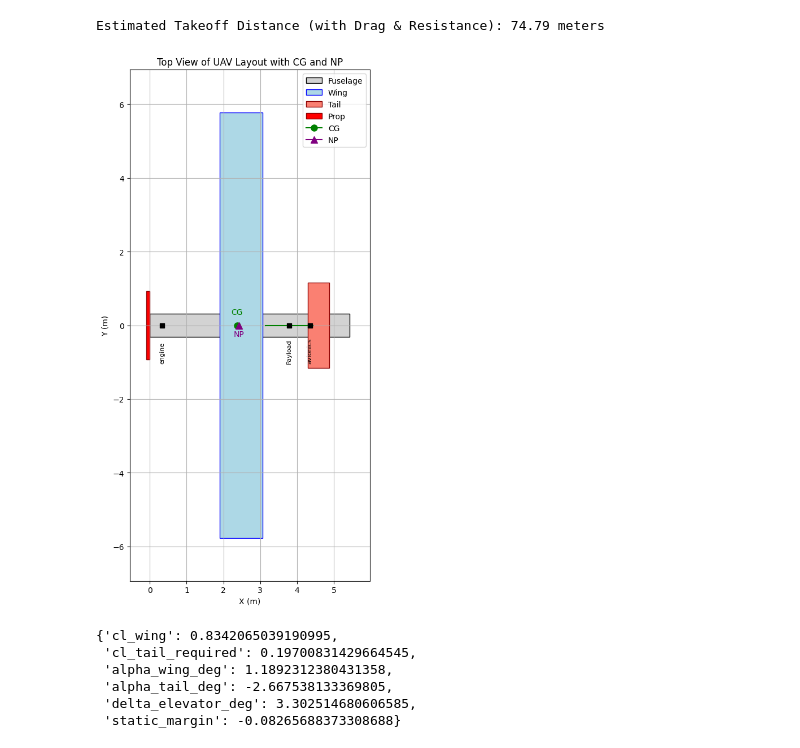
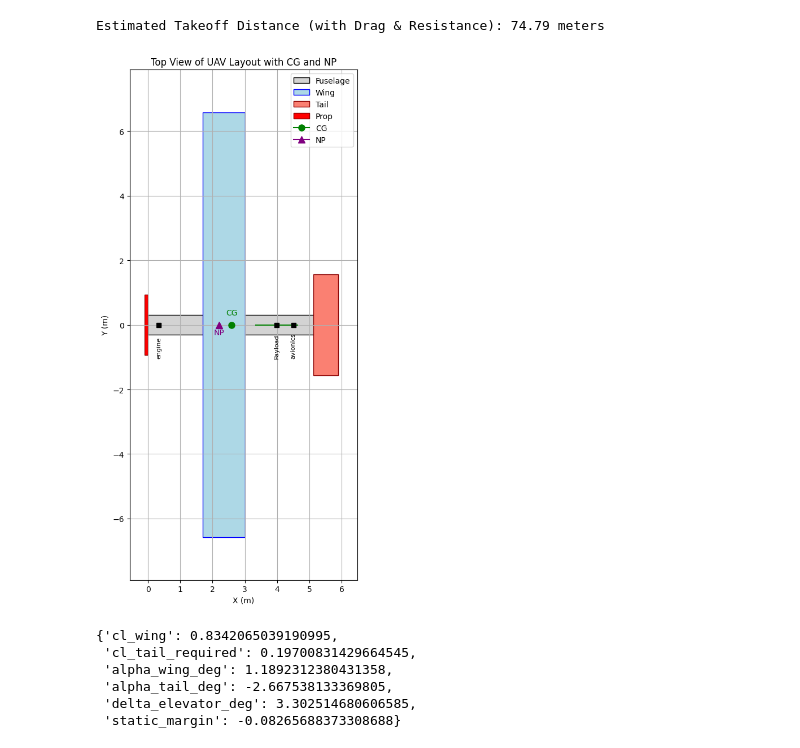
Before and after one commit to staticpwn/UAV, a Jupyter notebook: uav_design_2.ipynb, the cells around one changed output. Cells and saved outputs as stored; diff of their text form; code cells hidden in the pictures.

```diff
--- a/uav_design_2.ipynb
+++ b/uav_design_2.ipynb
@@ -138,18 +138,23 @@ def refine_design_from_iterable_constraints(
         # 1) GEOMETRY (wing/tail/fuselage) — fuselage sizing FIRST
         # ---------------------------------------------------------
         # Wing geometry (use the current wing area; will be refreshed at end of iter)
-        print(cur["wing_area_m2"])
+
         cur["wing_span_m"] = np.sqrt(cur["wing_area_m2"] * assumed_and_set["aspect_ratio"])
         cur["chord_m"]     = cur["wing_area_m2"] / cur["wing_span_m"]
 
         # Geometric tail arm (fixed AC→AC; do NOT tie to moving wing AC)
         cur["tail_arm_m"] = assumed_and_set["horizontal_tail_arm_mac_coeff"] * cur["chord_m"]
 
+
         # Fuselage main length from your sizing model (do this BEFORE masses & CGs)
         cur["fuselage_body_length_m"] = initial_size_fuselage(hard_constraints, assumed_and_set, cur, False)
+        #
+
 
         # Wing LE station as a fraction of fuselage length (geometry placement)
         cur["wing_le_position_m"] = assumed_and_set["wing_le_position_fuselage_length_coeff"] * cur["fuselage_body_length_m"]
+
+        # cur["tail_arm_m"] = cur["fuselage_body_length_m"] * 0.9 - (cur['wing_le_position_m'] + 0.25*cur["chord_m"])
 
         # Tail areas from volume coefficients (use current tail arm)
         cur["horizontal_tail_area_m2"] = (
@@ -165,6 +170,7 @@ def refine_design_from_iterable_constraints(
         cur["h_tail_span_m"], cur["h_tail_chord_m"] = tail_geometry(cur["horizontal_tail_area_m2"], assumed_and_set["AR_horizontal"])
         cur["v_tail_span_m"], cur["v_tail_chord_m"] = tail_geometry(cur["vertical_tail_area_m2"],   assumed_and_set["AR_vertical"])
 
+        cur["x_ht_le_m"] = cur["wing_le_position_m"] + 0.25*cur["chord_m"] + cur["tail_arm_m"] - 0.25*cur["h_tail_chord_m"]
         # -----------------------------------------
         # 2) STRUCTURAL MASSES (per-item components)
         # -----------------------------------------
@@ -284,8 +290,6 @@ def refine_design_from_iterable_constraints(
         cur["loiter_cl_tail_required"]   = trim_l["cl_tail_required"]
         cur["loiter_delta_elevator_deg"] = trim_l["delta_elevator_deg"]
 
-        print(trim_l)
-
         cur["loiter_cd_tail"] = calc_cd_total(Cd0_sec, cur["loiter_cl_tail_required"], assumed_and_set["AR_horizontal"])
         cur["loiter_cd"]      = calc_cd_total(Cd0_sec, cur["loiter_cl"],              assumed_and_set["aspect_ratio"])
 
@@ -339,7 +343,7 @@ def refine_design_from_iterable_constraints(
         # ---------------------------------------------
         cur["fuel_kg"] = fuel_c + fuel_l + fuel_b
         cur["mtow"]    = sum(wts_c.values())
-
+        print(wts_c)
         # Volume check after refreshed fuel
         cur["required_fuel_volume_m3"]    = cur["fuel_kg"] / assumed_and_set["fuel_density_kgL"] / 1000.0
         cur["space_available_for_fuel_m3"]= fus_tank_vol_m3 + wing_tank_vol_m3
@@ -748,13 +752,14 @@ assumed_and_set = {
     "rolling_resistance_coefficient": 0.04, # dimensionless
     "target_drop_altitude_m": 2500,
     "sea_level_air_density": get_air_density(0),
-    "horizontal_tail_volume_coefficient": 0.45, # dimensionless
+    "horizontal_tail_volume_coefficient": 0.35, # dimensionless
     "vertical_tail_volume_coefficient": 0.04, # Computed Vv
-    "horizontal_tail_arm_mac_coeff": 4.5, # dimensionless
+    "horizontal_tail_arm_mac_coeff": 2.5, # dimensionless
+    "horizontal_tail_arm_fuselage_coeff": 0.9,
     "tail_mass_cg_from_le_coeff": 0.4,
     "ht_downwash_efficiency_coeff": 0.3,
     # "fuselage_length_mac_coeff": 5, # dimensionless
-    "wing_le_position_fuselage_length_coeff": 0.35, # dimensionless
+    "wing_le_position_fuselage_length_coeff": 0.3, # dimensionless
     # Configuration
     "fuel_density_kgL": 0.74,
     "gfrp_thickness_m": 0.0015, # meters
@@ -769,11 +774,11 @@ assumed_and_set = {
     "AR_vertical": 2.0,                  # aspect ratio of vertical tail
     # "cl_alpha" : 8.44, # cl / angle of attack slope in (rad). taken from airfoil data
     "loiter_drag_multiplier": 1.05, ## assumes 5% extra drag due to turns, lower speed, and loss of energy
-    "dihedral_deg": 4.0,                        # Wing dihedral angle (degrees)
+    "dihedral_deg": 0.0,                        # Wing dihedral angle (degrees)
     "wing_sweep_deg": 0.0,                      # Wing sweep at 25% chord (degrees)
-    "wing_incident_angle" : 4,                  ## degrees
-    "ht_incident_angle": -3.5,                    ## degrees
-    # "high_wing_offset_m": 0.0,                  # Vertical distance from fuselage centerline to wing root (m)
+    "wing_incident_angle" : 2,                  ## degrees
+    "ht_incident_angle": -1.5,                    ## degrees
+    # "high_wing_offset_m": 0.15,                  # Vertical distance from fuselage centerline to wing root (m)
     "elevator_chord_fraction": 0.35,            # Fraction of HT chord used for elevator
     "elevator_effectiveness_tau": 0.45,           # Rudder hinge efficiency (0.3–0.6 typical)
     "rudder_chord_fraction": 0.35,              # Fraction of VT chord used for rudder
@@ -791,7 +796,7 @@ hard_constraints = {
     "takeoff_distance_max_m": 50, # dirt road
     "climb_time_min": 13, # minutes
     "cruise_altitude_m": 3000,
-    "stall_speed_kmh": 80,
+    "stall_speed_kmh": 100,
     "CL_max" : 1.8,
 }
 
@@ -839,7 +844,7 @@ iterable_constraints = {
  'mtow': 450.7237012889805,
 
 
- 'cruiseout_speed_kmh': 200,
+ 'cruiseout_speed_kmh': 150,
  'cruiseout_mass_kg': 350,
  'cruiseout_wing_loading_pa': 180,
  'cruiseout_cg_from_nose_m': 2.2948849768693864,
@@ -865,7 +870,7 @@ iterable_constraints = {
  'cruiseout_time': 0.6666666666666666,
  ''
 
- 'loiter_speed_kmh': 160,
+ 'loiter_speed_kmh': 130,
  'loiter_mass_kg': 320,
  'loiter_wing_loading_pa': 180,
  'loiter_cg_from_nose_m': 2.2948849768693864,
@@ -891,7 +896,7 @@ iterable_constraints = {
  'calculated_loiter_time': 0.5945603349609245,
 
 
- 'cruiseback_speed_kmh': 200,
+ 'cruiseback_speed_kmh': 150,
  'cruiseback_mass_kg': 270,
  'cruiseback_wing_loading_pa': 180,
  'cruiseback_cg_from_nose_m': 2.1454202270178273,
@@ -1175,32 +1171,32 @@ def plot_uav_top_view(fuselage_length, fuselage_width,
 # %%
 
 
 components, components_z = estimate_component_positions(predrop, hard_constraints, assumed_and_set, weights_dict_kg_no_fuel)
 
 components = {"engine":components["engine"], "Payload":components["internal_payload"], "avionics":components["avionics"]}#, "wing_payload": components["wing_payload"]}
 
 # components = {}
 
 # h_tail_le_position = predrop["cruiseout_cg_from_nose_m"] + predrop["tail_arm_m"] - 0.25 * predrop["h_tail_chord_m"]
-# h_tail_le_position = predrop["wing_le_position_m"] + 0.25* predrop["chord_m"] + predrop["tail_arm_m"] - 0.25 * predrop["h_tail_chord_m"]
-h_tail_le_position = predrop["x_ht_le_m"]
+h_tail_le_position = predrop["wing_le_position_m"] + 0.25* predrop["chord_m"] + predrop["tail_arm_m"] - 0.25 * predrop["h_tail_chord_m"]
+# h_tail_le_position = predrop["x_ht_le_m"]
 # h_tail_le_position = predrop["wing_le_position_m"] + 0.25* predrop["chord_m"] + predrop["tail_arm_m"] - 0.25 * predrop["h_tail_chord_m"]
 
 plot_uav_top_view(
     fuselage_length=predrop["fuselage_body_length_m"],
     fuselage_width=predrop["fuselage_body_width_m"],
     wing_span=predrop["wing_span_m"],
     wing_chord=predrop["chord_m"],
     wing_le_position=predrop["wing_le_position_m"],
     tail_span=predrop["h_tail_span_m"],
     tail_chord=predrop["h_tail_chord_m"],
     tail_le_position=h_tail_le_position,
     components=components,
     cg_position=predrop["cruiseback_cg_from_nose_m"],
     np_position=predrop["neutral_point_m"],
 )
 # %% [output]
-[figure, old version]
+[figure, new version]
 # %%
 closed_form_trim_analysis(iterable_constraints, assumed_and_set, hard_constraints, "cruiseout")
 # %% [output]
```
Also changed, not shown: parts of 2 cells of this notebook.
